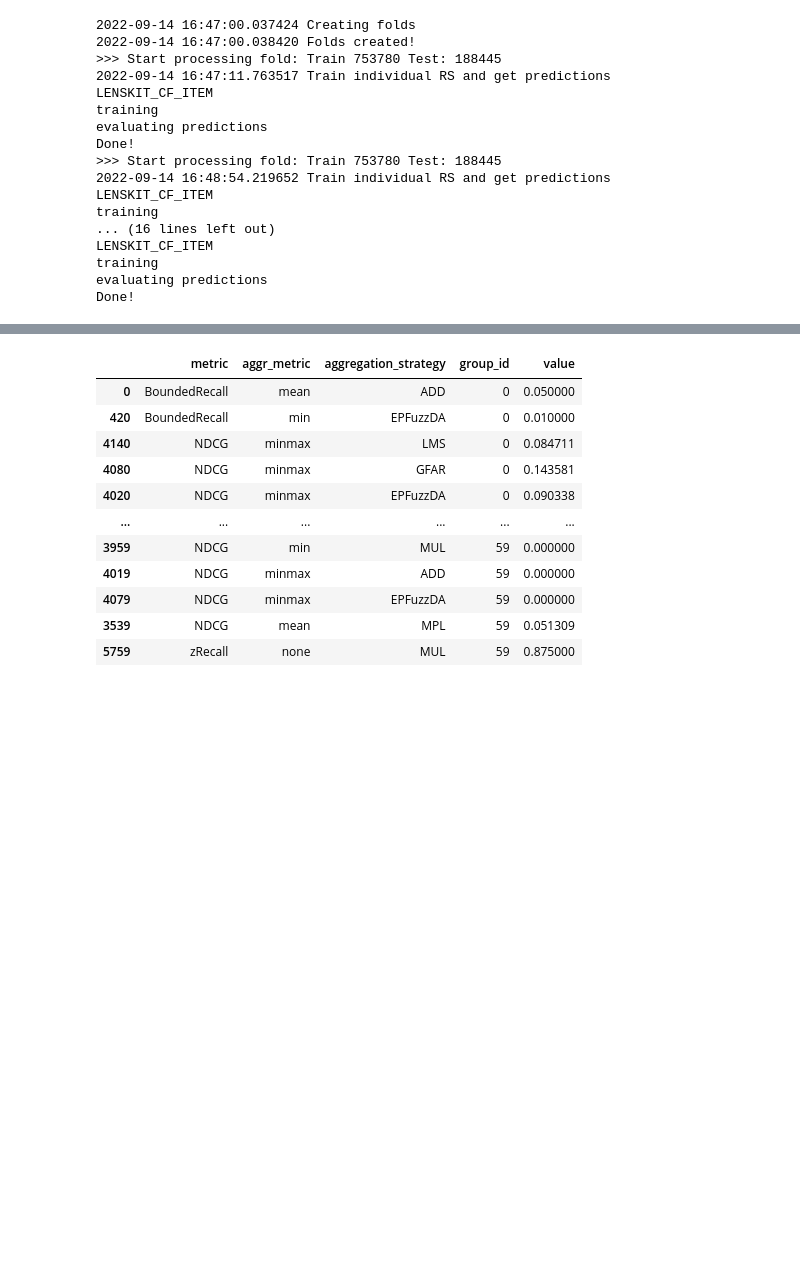
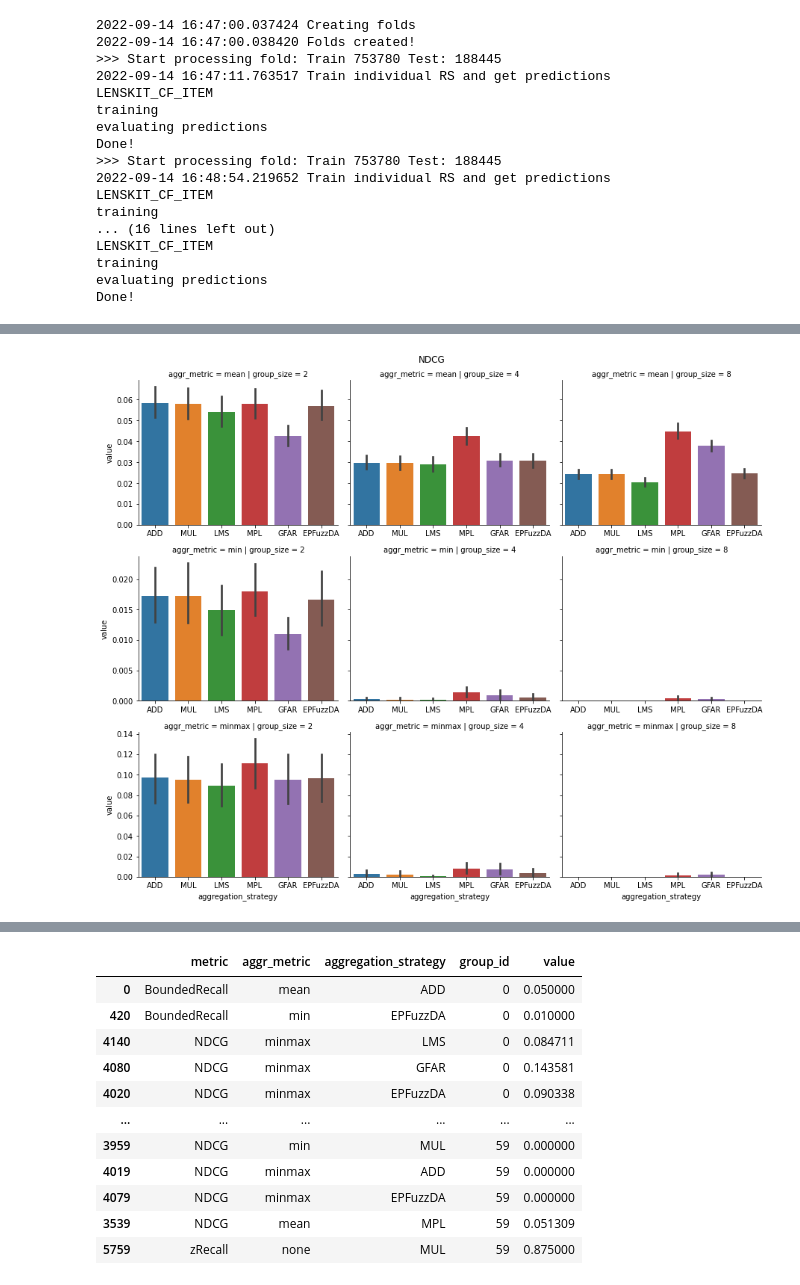
Before and after one commit to barnap/group-recommenders-offline-evaluation, a Jupyter notebook: grs_evaluation_merge.ipynb, the cells around one changed output, grey strips where cells are left out. Cells and saved outputs as stored; diff of their text form; code cells hidden in the pictures; blank space fills up the shorter version.

```diff
--- a/grs_evaluation_merge.ipynb
+++ b/grs_evaluation_merge.ipynb
@@ -859,0 +883,4 @@ display(eval_df)
+# %%
+group_composition_DF = pd.DataFrame(group_composition).T
+eval_df_with_group_info = group_composition_DF.join(eval_df.set_index("group_id"))
+eval_df_with_group_info.head()
@@ -859,0 +894,10 @@ display(eval_df)
+# %%
+# metric variance per group size; keeping the aggregation strategies visible
+metric = "NDCG"
+g = sns.catplot(data=eval_df_with_group_info.loc[eval_df_with_group_info.metric==metric], col="group_size", row="aggr_metric",
+                   x="aggregation_strategy", y="value", sharex=False, sharey="row",
+                   kind="bar",  height=3.5, aspect=1.2)
+plt.suptitle(metric)
+plt.tight_layout()
+# %% [output]
+[figure, added]
```
Also changed, not shown: parts of 19 cells of this notebook.
